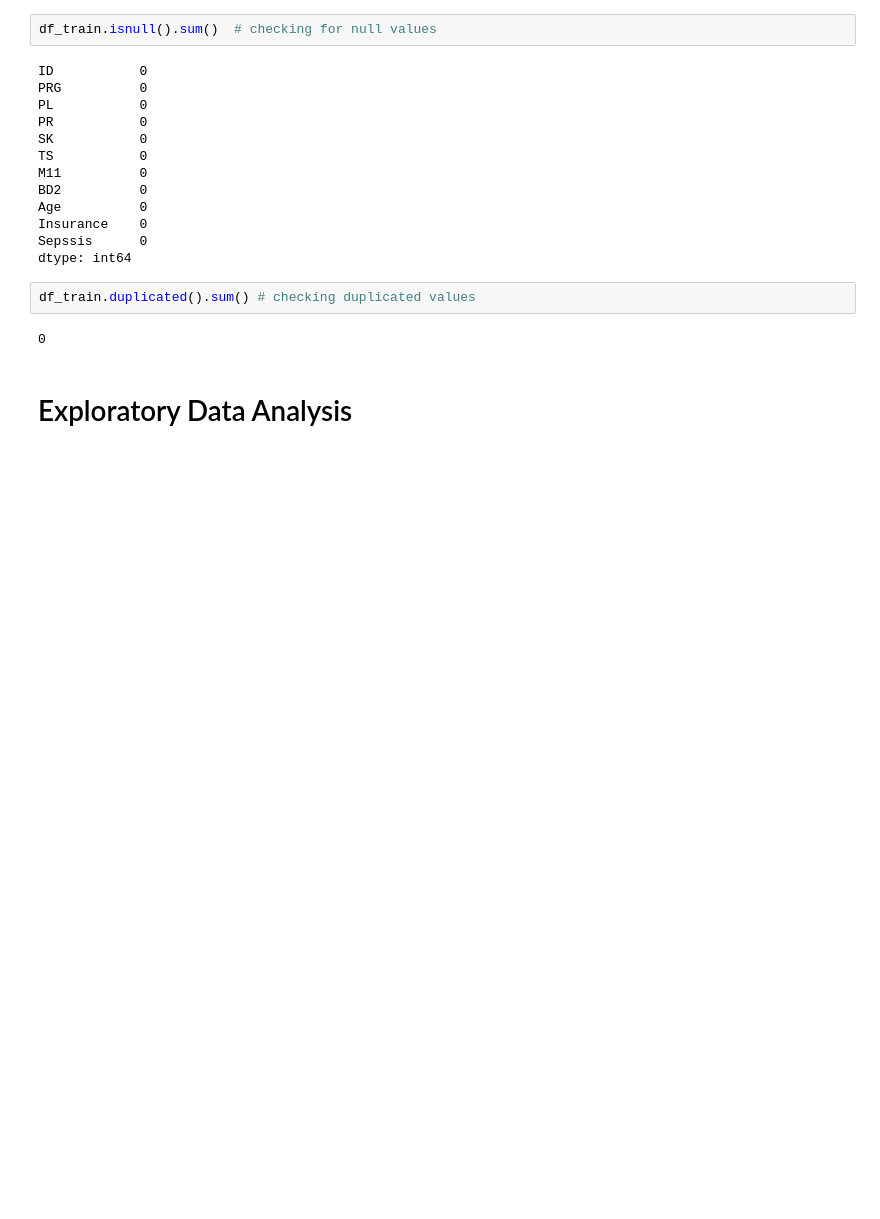
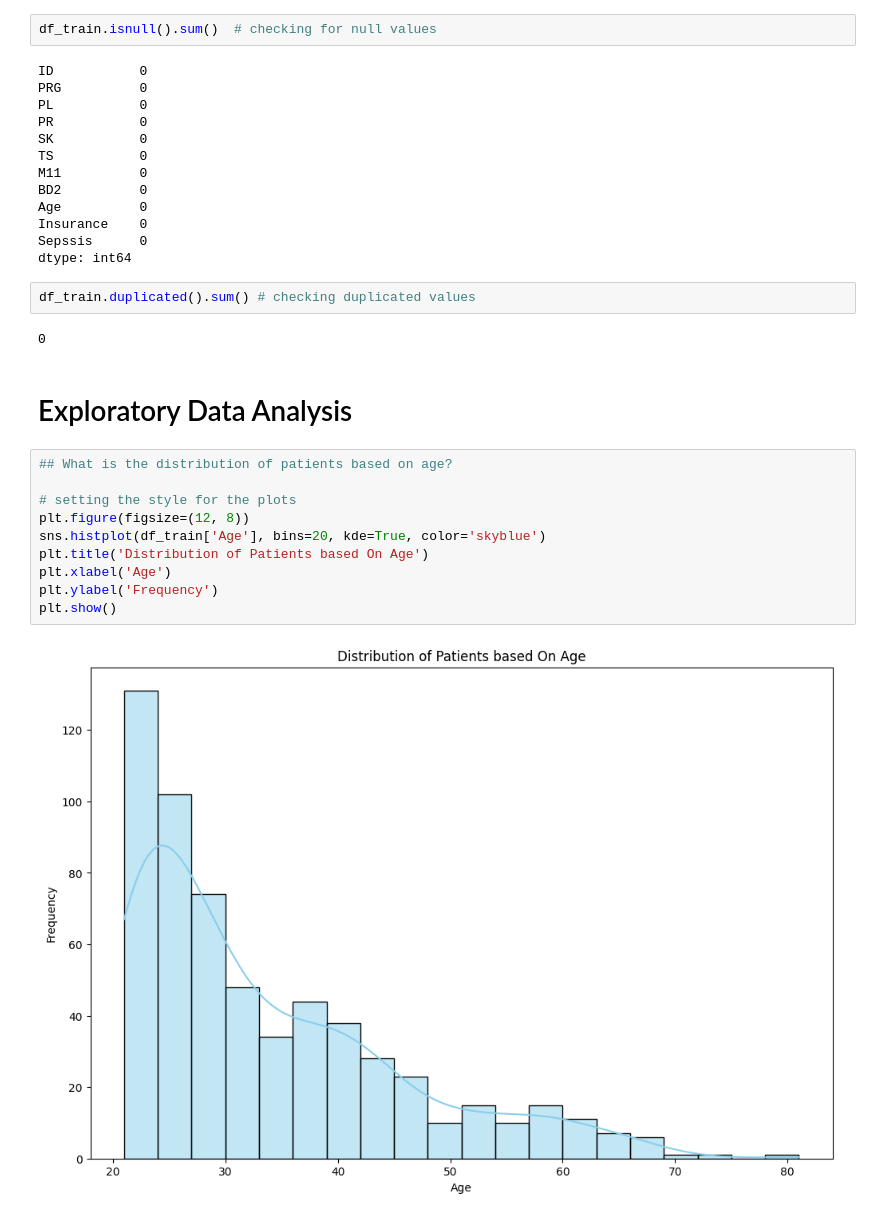
Before and after one commit to DzeBakuEso/lp6_building_api, a Jupyter notebook: src/api_emd.ipynb, the cells around one changed output. Drawn from its saved outputs; the diff is of its cells as text; blank space fills up the shorter version.

```diff
--- a/src/api_emd.ipynb
+++ b/src/api_emd.ipynb
@@ -96,3 +100,15 @@ df_train.duplicated().sum() # checking duplicated values
 0
 # %% [markdown]
 # Exploratory Data Analysis
+# %%
+## What is the distribution of patients based on age?
+
+# setting the style for the plots
+plt.figure(figsize=(12, 8))
+sns.histplot(df_train['Age'], bins=20, kde=True, color='skyblue')
+plt.title('Distribution of Patients based On Age')
+plt.xlabel('Age')
+plt.ylabel('Frequency')
+plt.show()
+# %% [output]
+[figure, added]
```
Also changed, not shown: parts of 14 cells of this notebook.
